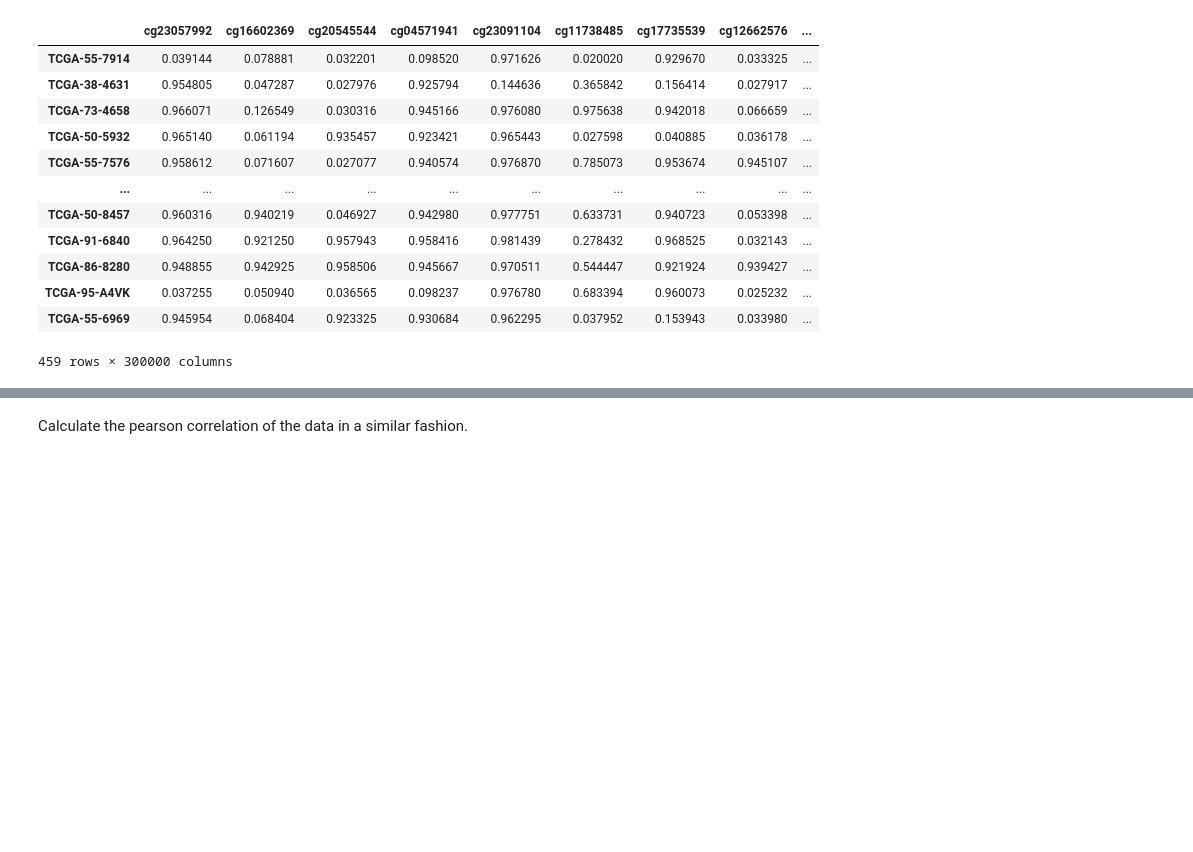
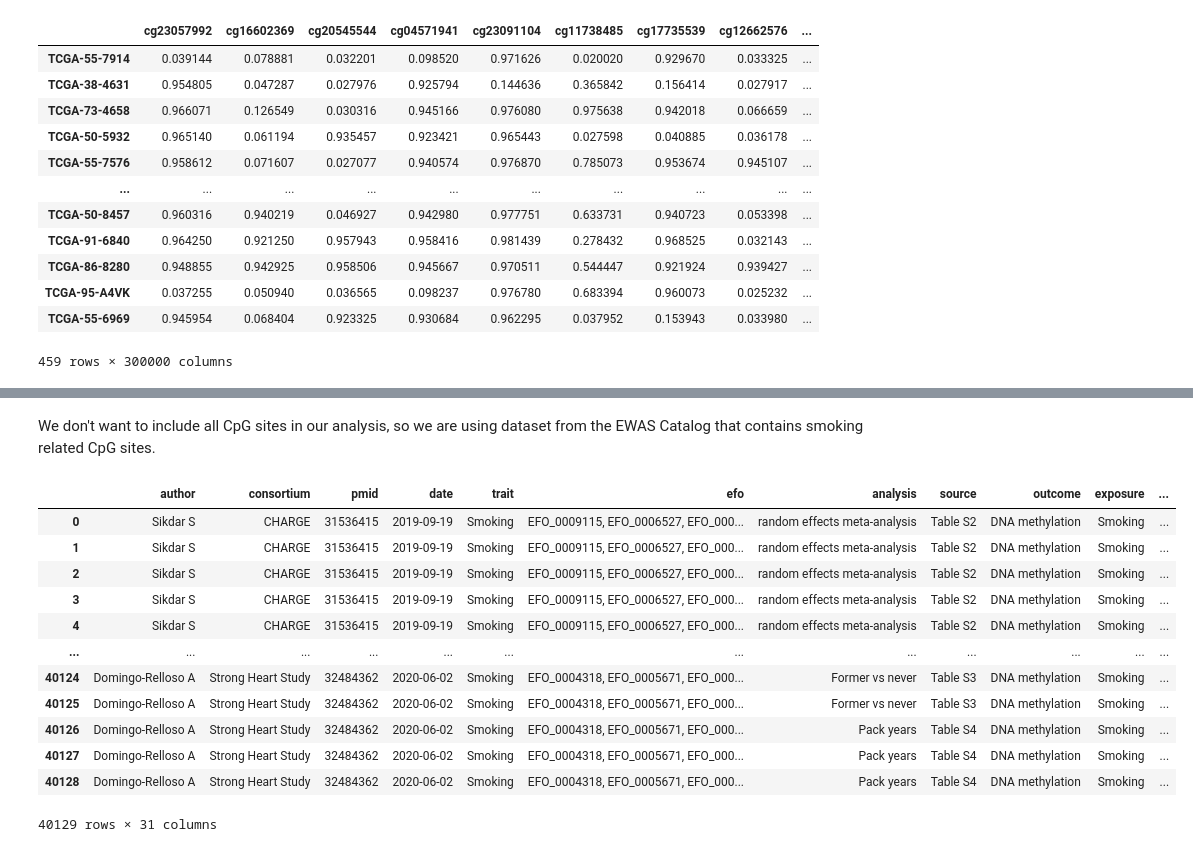
Before and after one commit to Barry8197/ISMB_Test, a Jupyter notebook: Section1/Part2.ipynb, the cells around one changed output, grey strips where cells are left out. Saved outputs shown, nothing was run; the diff lists cells and outputs as text; code cells hidden in the pictures; blank space fills up the shorter version.

```diff
--- a/Section1/Part2.ipynb
+++ b/Section1/Part2.ipynb
@@ -682,12 +263,19 @@ GE_data["datMeta"]["patient"].to_list()
+# %% [markdown]
+We don't want to include all CpG sites in our analysis, so we are using dataset from the EWAS Catalog that contains smoking related CpG sites.
 # %%
 smoking_df = pd.read_csv(os.path.join(raw_data_dir,"smoking.tsv") , delimiter='\t') #Tab seperated document from EWAS
-common_annotated_cpgs = list(smoking_df['cpg'].value_counts()[smoking_df['cpg'].value_counts() > 10].index)
-cpgs = set(common_annotated_cpgs) & set(meth_data.columns)
-
-
-common_patients = set(GE_data["datMeta"]["patient"].to_list()) & set(meth_data.index)
-
-
-meth_data_filt = meth_data.loc[ list(common_patients) , list(cpgs)]
-
-patient_meth_matrix = meth_data_filt.T
+smoking_df
+# %% [output]
+|  | author | consortium | pmid | date | trait | efo | analysis | source | outcome | exposure | ... |
+| 0 | Sikdar S | CHARGE | 31536415 | 2019-09-19 | Smoking | EFO_0009115, EFO_0006527, EFO_000... | random effects meta-analysis | Table S2 | DNA methylation | Smoking | ... |
+| 1 | Sikdar S | CHARGE | 31536415 | 2019-09-19 | Smoking | EFO_0009115, EFO_0006527, EFO_000... | random effects meta-analysis | Table S2 | DNA methylation | Smoking | ... |
+| 2 | Sikdar S | CHARGE | 31536415 | 2019-09-19 | Smoking | EFO_0009115, EFO_0006527, EFO_000... | random effects meta-analysis | Table S2 | DNA methylation | Smoking | ... |
+| 3 | Sikdar S | CHARGE | 31536415 | 2019-09-19 | Smoking | EFO_0009115, EFO_0006527, EFO_000... | random effects meta-analysis | Table S2 | DNA methylation | Smoking | ... |
+| 4 | Sikdar S | CHARGE | 31536415 | 2019-09-19 | Smoking | EFO_0009115, EFO_0006527, EFO_000... | random effects meta-analysis | Table S2 | DNA methylation | Smoking | ... |
+| ... | ... | ... | ... | ... | ... | ... | ... | ... | ... | ... | ... |
+| 40124 | Domingo-Relloso A | Strong Heart Study | 32484362 | 2020-06-02 | Smoking | EFO_0004318, EFO_0005671, EFO_000... | Former vs never | Table S3 | DNA methylation | Smoking | ... |
+| 40125 | Domingo-Relloso A | Strong Heart Study | 32484362 | 2020-06-02 | Smoking | EFO_0004318, EFO_0005671, EFO_000... | Former vs never | Table S3 | DNA methylation | Smoking | ... |
+| 40126 | Domingo-Relloso A | Strong Heart Study | 32484362 | 2020-06-02 | Smoking | EFO_0004318, EFO_0005671, EFO_000... | Pack years | Table S4 | DNA methylation | Smoking | ... |
+| 40127 | Domingo-Relloso A | Strong Heart Study | 32484362 | 2020-06-02 | Smoking | EFO_0004318, EFO_0005671, EFO_000... | Pack years | Table S4 | DNA methylation | Smoking | ... |
+| 40128 | Domingo-Relloso A | Strong Heart Study | 32484362 | 2020-06-02 | Smoking | EFO_0004318, EFO_0005671, EFO_000... | Pack years | Table S4 | DNA methylation | Smoking | ... |
+40129 rows × 31 columns
@@ -696,2 +281,0 @@ patient_meth_matrix
-# %% [markdown]
-Calculate the pearson correlation of the data in a similar fashion.
```
Also changed, not shown: parts of 18 cells of this notebook.
